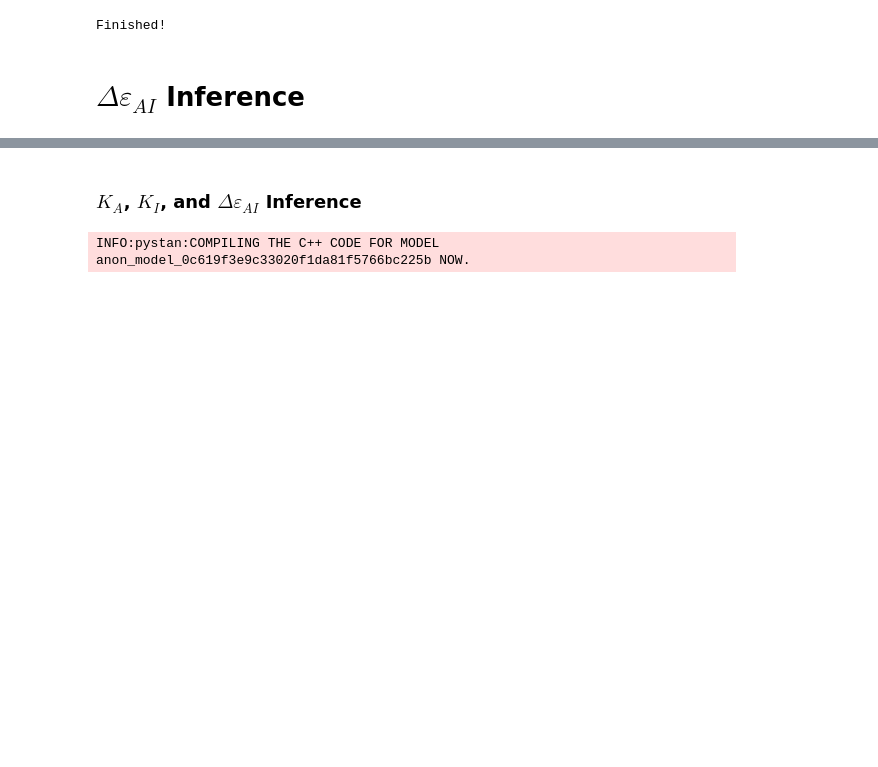
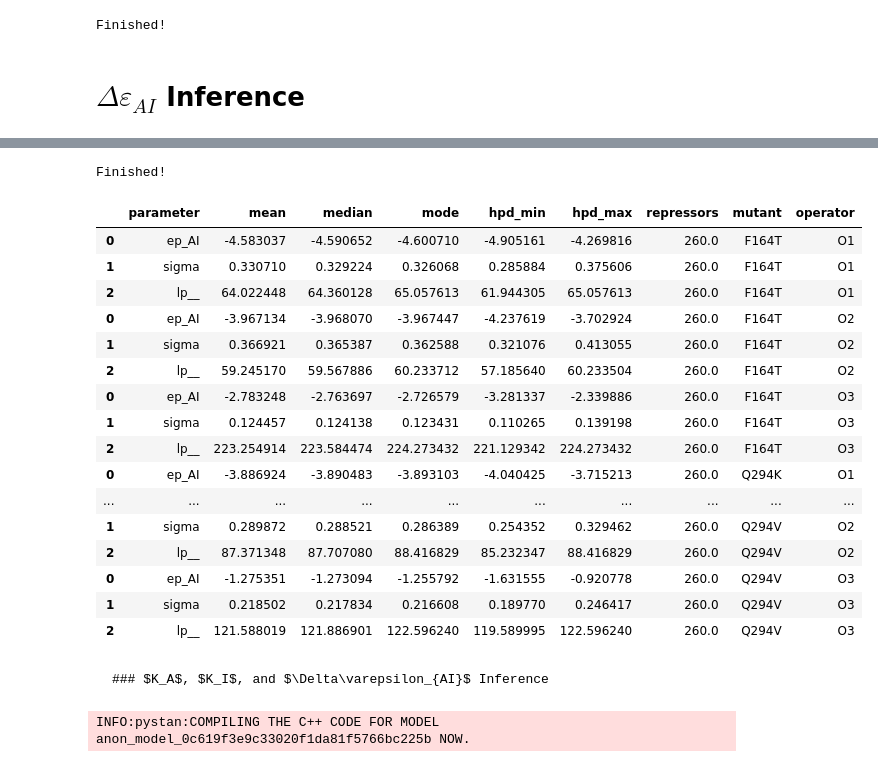
Before and after one commit to RPGroup-PBoC/mwc_mutants, a Jupyter notebook: code/analysis/inference_models.ipynb, the cells around one changed output, grey strips where cells are left out. Drawn from its saved outputs; the diff is of its cells as text; code cells hidden in the pictures; blank space fills up the shorter version.

Commit message:
Tried fitting only epAI -- Does not work

```diff
--- a/code/analysis/inference_models.ipynb
+++ b/code/analysis/inference_models.ipynb
@@ -249,5 +227,71 @@ CompileError: Command "gcc -Wno-unused-result -Wsign-compare -Wunreachable-code
+# %%
+# Loop through each DNA mutant and perform the inference.
+mutant_dfs = []
+summary_dfs = []
+for g, d in tqdm.tqdm(IND_data.groupby(['mutant', 'operator'])):
+    # Assemble the data dictionary.
+    data_dict = {'N': len(d),
+                 'R': 260,
+                 'Nns': constants['Nns'],
+                 'ep_RA': constants[g[1]],
+                 'n_sites': constants['n_sites'],
+                 'Ka': constants['Ka'],
+                 'Ki': constants['Ki'],
+                 'c': d['IPTGuM'],
+                 'fc': d['fold_change']}
+
+    # Sample!
+    samples, samples_df = model.sample(data_dict=data_dict, iter=2000, control=dict(adapt_delta=0.99))
+
+    # Get the parameter names and rename
+    parnames = samples.unconstrained_param_names()
+
+    # Add identifiers
+    samples_df['operator'] = g[1]
+    samples_df['repressors'] = d['repressors'].unique()[0]
+    samples_df['mutant'] = g[0]
+
+    # Compute the summarized dataframe
+    _df = samples_df[['ep_AI', 'sigma', 'lp__']].copy()
+    summary_df = mut.stats.compute_statistics(_df, logprob_name='lp__')
+    summary_df['repressors'] = d['repressors'].unique()[0]
+    summary_df['mutant'] = g[0]
+    summary_df['operator'] = g[1]
+
+    # Add to storage vector
+    mutant_dfs.append(samples_df)
+    summary_dfs.append(summary_df)
+
+# Combine and save to disk
+mutant_df = pd.concat(mutant_dfs, sort=False)
+summary_df = pd.concat(summary_dfs, sort=False)
+mutant_df.to_csv('../../data/csv/epAI_only_samples.csv', index=False)
+summary_df.to_csv('../../data/csv/epAI_only_summary.csv', index=False)
+print('Finished!')
+# %% [output]
+Finished!
+# %%
+summary_df
+# %% [output]
+|  | parameter | mean | median | mode | hpd_min | hpd_max | repressors | mutant | operator |
+| 0 | ep_AI | -4.583037 | -4.590652 | -4.600710 | -4.905161 | -4.269816 | 260.0 | F164T | O1 |
+| 1 | sigma | 0.330710 | 0.329224 | 0.326068 | 0.285884 | 0.375606 | 260.0 | F164T | O1 |
+| 2 | lp__ | 64.022448 | 64.360128 | 65.057613 | 61.944305 | 65.057613 | 260.0 | F164T | O1 |
+| 0 | ep_AI | -3.967134 | -3.968070 | -3.967447 | -4.237619 | -3.702924 | 260.0 | F164T | O2 |
+| 1 | sigma | 0.366921 | 0.365387 | 0.362588 | 0.321076 | 0.413055 | 260.0 | F164T | O2 |
+| 2 | lp__ | 59.245170 | 59.567886 | 60.233712 | 57.185640 | 60.233504 | 260.0 | F164T | O2 |
+| 0 | ep_AI | -2.783248 | -2.763697 | -2.726579 | -3.281337 | -2.339886 | 260.0 | F164T | O3 |
+| 1 | sigma | 0.124457 | 0.124138 | 0.123431 | 0.110265 | 0.139198 | 260.0 | F164T | O3 |
+| 2 | lp__ | 223.254914 | 223.584474 | 224.273432 | 221.129342 | 224.273432 | 260.0 | F164T | O3 |
+| 0 | ep_AI | -3.886924 | -3.890483 | -3.893103 | -4.040425 | -3.715213 | 260.0 | Q294K | O1 |
+| ... | ... | ... | ... | ... | ... | ... | ... | ... | ... |
+| 1 | sigma | 0.289872 | 0.288521 | 0.286389 | 0.254352 | 0.329462 | 260.0 | Q294V | O2 |
+| 2 | lp__ | 87.371348 | 87.707080 | 88.416829 | 85.232347 | 88.416829 | 260.0 | Q294V | O2 |
+| 0 | ep_AI | -1.275351 | -1.273094 | -1.255792 | -1.631555 | -0.920778 | 260.0 | Q294V | O3 |
+| 1 | sigma | 0.218502 | 0.217834 | 0.216608 | 0.189770 | 0.246417 | 260.0 | Q294V | O3 |
+| 2 | lp__ | 121.588019 | 121.886901 | 122.596240 | 119.589995 | 122.596240 | 260.0 | Q294V | O3 |
 # %% [markdown]
-### $K_A$, $K_I$, and $\Delta\varepsilon_{AI}$ Inference
+    ### $K_A$, $K_I$, and $\Delta\varepsilon_{AI}$ Inference
 # %%
 model = mut.bayes.StanModel('../stan/KaKi_epAI_fitting.stan', force_compile=True)
 # %% [output]
```
Also changed, not shown: parts of 1 cell of this notebook, 3 other files.
